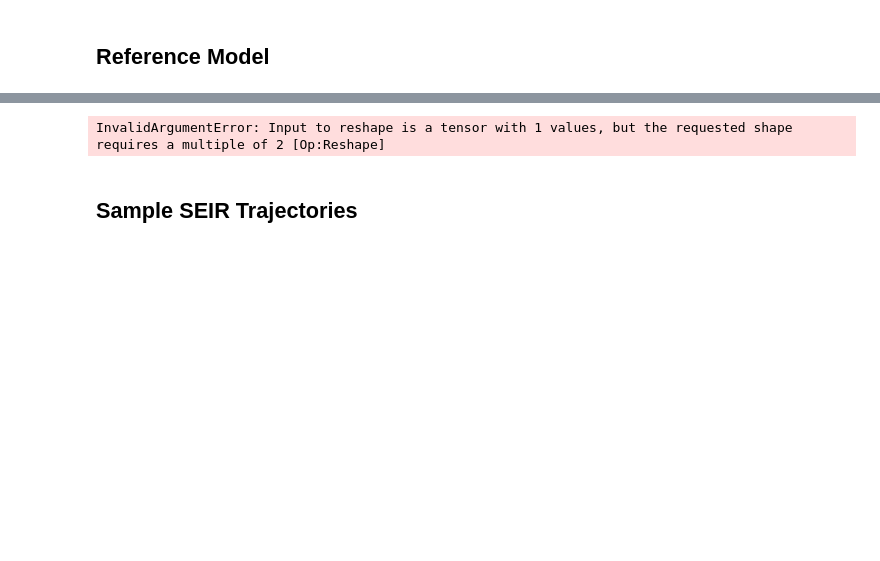
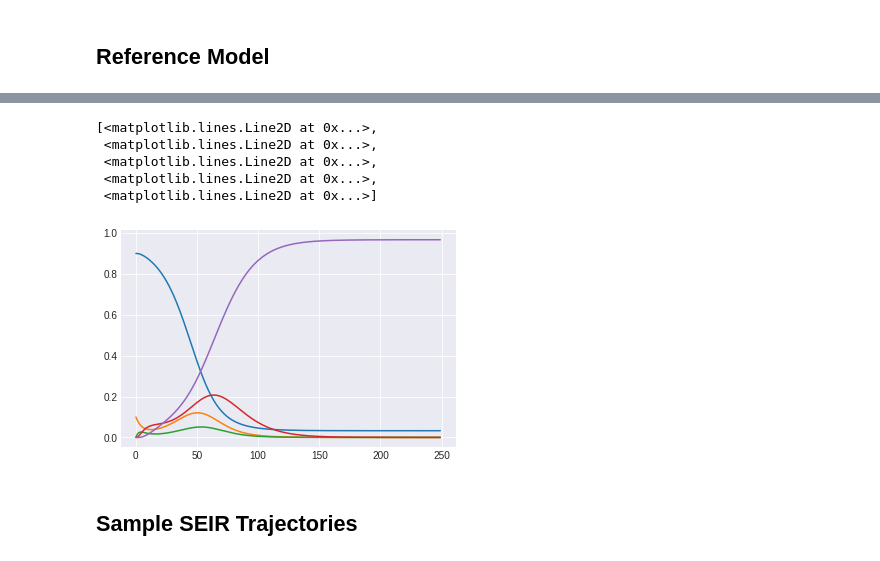
Before and after one commit to ur-whitelab/py0, a Jupyter notebook: examples/Traj_Matching.ipynb, the cells around one changed output, grey strips where cells are left out. Cells and saved outputs as stored; diff of their text form; code cells hidden in the pictures; blank space fills up the shorter version.

```diff
--- a/examples/Traj_Matching.ipynb
+++ b/examples/Traj_Matching.ipynb
@@ -28,9 +28,9 @@ compartments = ['E', 'A', 'I', 'R']
 infections_compartments = [1,2]
 C = len(compartments)
 tmat = maxentep.TransitionMatrix(compartments, infections_compartments)
-tmat.add_transition('E', 'A', 7, 2)
-tmat.add_transition('A', 'I', 3, 2)
-tmat.add_transition('I', 'R', 14, 4)
+tmat.add_transition('E', 'A', 7, 0)
+tmat.add_transition('A', 'I', 3, 0)
+tmat.add_transition('I', 'R', 14, 0)
 # %%
 start = np.zeros((M, C))
 start[0, 0] = 0.1
@@ -38,10 +38,16 @@ start[0, 0] = 0.1
 infect = maxentep.contact_infection_func(infections_compartments)
 model = maxentep.MetaModel(infect, 250)
 # %%
-ref_traj = model(R, tmat.value, start, 0.1)[0]
+beta = np.array([0.02, 0.02])
+ref_traj = model(R, tmat.value, start, beta)[0]
 plt.plot(ref_traj[:,0])
 # %% [output]
-InvalidArgumentError: Input to reshape is a tensor with 1 values, but the requested shape requires a multiple of 2 [Op:Reshape]
+[<matplotlib.lines.Line2D at 0x...>,
+ <matplotlib.lines.Line2D at 0x...>,
+ <matplotlib.lines.Line2D at 0x...>,
+ <matplotlib.lines.Line2D at 0x...>,
+ <matplotlib.lines.Line2D at 0x...>]
+[figure, added]
 # %% [markdown]
 ## Sample SEIR Trajectories
 # %% [markdown]
```
Also changed, not shown: parts of 23 cells of this notebook, 5 other files.
